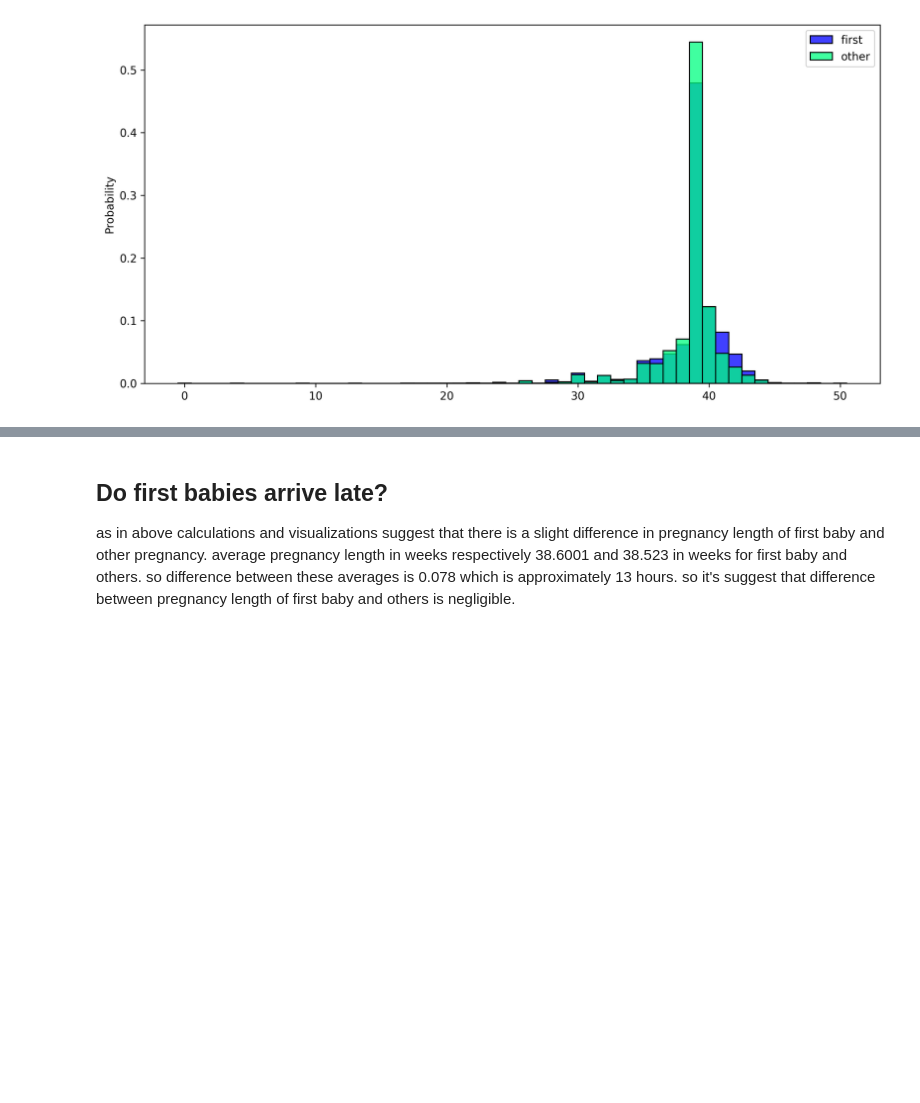
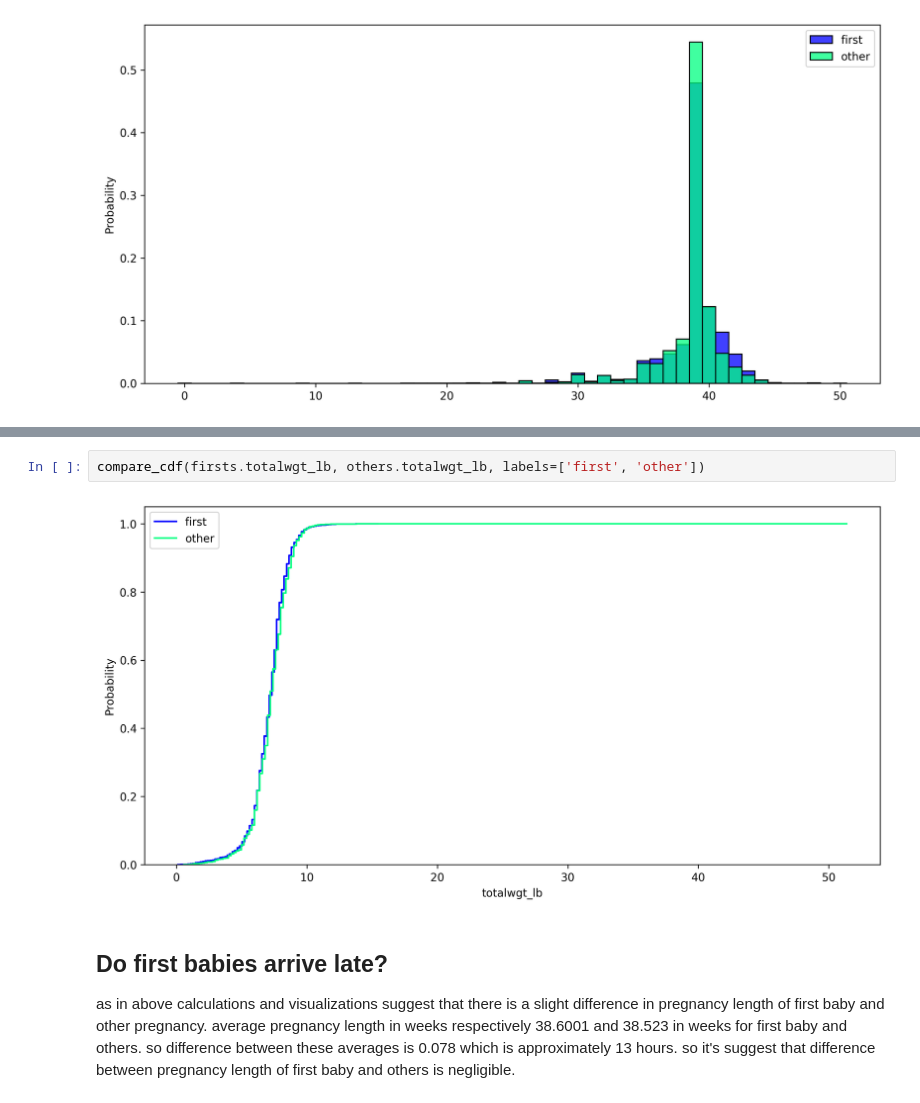
Before and after one commit to ashen007/NFG_Analysis, a Jupyter notebook: notebooks/NSFG.ipynb, the cells around one changed output, grey strips where cells are left out. Cells and saved outputs as stored; diff of their text form; blank space fills up the shorter version.

```diff
--- a/notebooks/NSFG.ipynb
+++ b/notebooks/NSFG.ipynb
@@ -265,3 +287,7 @@ Name: totalwgt_lb, Length: 329, dtype: float64
+# %%
+compare_cdf(firsts.totalwgt_lb, others.totalwgt_lb, labels=['first', 'other'])
+# %% [output]
+[figure, added]
 # %% [markdown]
 ## Do first babies arrive late?
 
```
Also changed, not shown: parts of 14 cells of this notebook, 2 other files.
